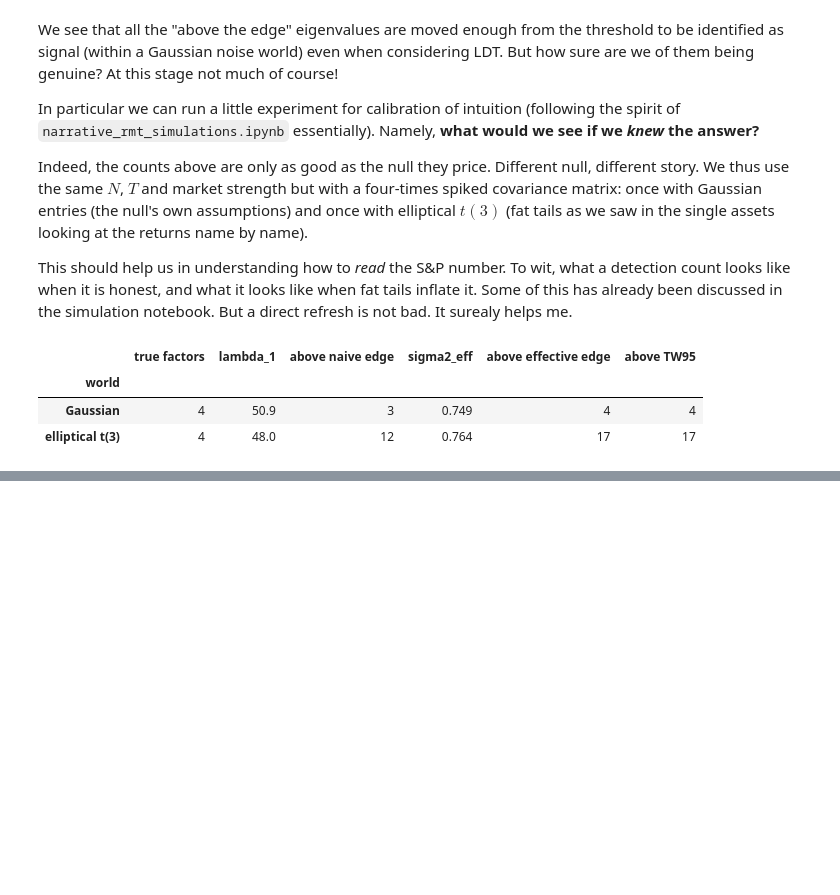
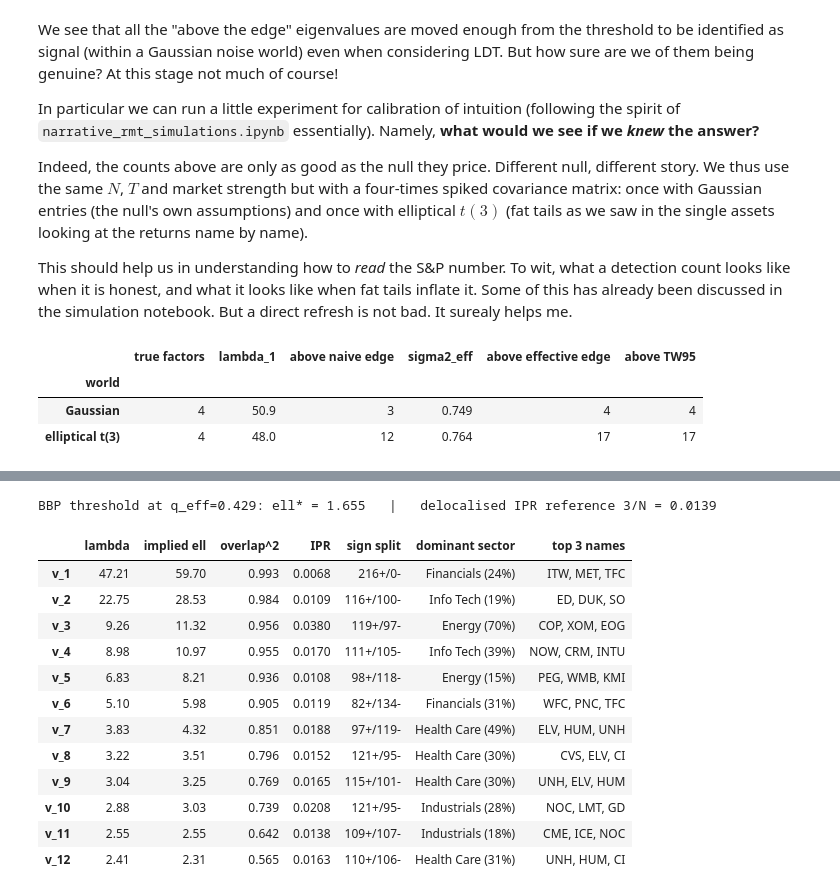
Before and after one commit to MarcoGaloppo/Quant-RMT-FatTails, a Jupyter notebook: narrative_rmt_market_data.ipynb, the cells around one changed output, grey strips where cells are left out. Saved outputs shown, nothing was run; the diff lists cells and outputs as text; code cells hidden in the pictures; blank space fills up the shorter version.

```diff
--- a/narrative_rmt_market_data.ipynb
+++ b/narrative_rmt_market_data.ipynb
@@ -455,0 +531,40 @@ Hence, we can say that any S&P count read off the effective edge is an **upper b
+# %%
+if px is not None:
+    K = min(max(n_eff, 6), 12)
+    rows = []
+    for k in range(K):
+        v = U_w[:, k]
+        ell_hat = spike_ell_from_lambda(lam_w[k] / sig2_eff, q_eff)
+        ov2 = spike_overlap2(ell_hat, q_eff) if np.isfinite(ell_hat) else np.nan
+        top3 = np.argsort(-np.abs(v))[:3]
+        sec_w = {s: np.sum(v[[i for i, nm in enumerate(names_w) if SECTOR_OF[nm] == s]] ** 2)
+                 for s in sec_list}
+        dom = max(sec_w, key=sec_w.get)
+        rows.append({
+            "lambda": round(float(lam_w[k]), 2),
+            "implied ell": round(float(ell_hat), 2) if np.isfinite(ell_hat) else np.nan,
+            "overlap^2": round(float(ov2), 3) if np.isfinite(ov2) else np.nan,
+            "IPR": round(ipr(v).item(), 4),
+            "sign split": f"{int((v > 0).sum())}+/{int((v < 0).sum())}-",
+            "dominant sector": f"{dom} ({100*sec_w[dom]:.0f}%)",
+            "top 3 names": ", ".join(names_w[i] for i in top3),
+        })
+    modes = pd.DataFrame(rows, index=[f"v_{k+1}" for k in range(K)])
+    print(f"BBP threshold at q_eff={q_eff:.3f}: ell* = {bbp_threshold(q_eff):.3f}   |   "
+          f"delocalised IPR reference 3/N = {3/Nw:.4f}")
+    display(modes)
+# %% [output]
+BBP threshold at q_eff=0.429: ell* = 1.655   |   delocalised IPR reference 3/N = 0.0139
+|  | lambda | implied ell | overlap^2 | IPR | sign split | dominant sector | top 3 names |
+| v_1 | 47.21 | 59.70 | 0.993 | 0.0068 | 216+/0- | Financials (24%) | ITW, MET, TFC |
+| v_2 | 22.75 | 28.53 | 0.984 | 0.0109 | 116+/100- | Info Tech (19%) | ED, DUK, SO |
+| v_3 | 9.26 | 11.32 | 0.956 | 0.0380 | 119+/97- | Energy (70%) | COP, XOM, EOG |
+| v_4 | 8.98 | 10.97 | 0.955 | 0.0170 | 111+/105- | Info Tech (39%) | NOW, CRM, INTU |
+| v_5 | 6.83 | 8.21 | 0.936 | 0.0108 | 98+/118- | Energy (15%) | PEG, WMB, KMI |
+| v_6 | 5.10 | 5.98 | 0.905 | 0.0119 | 82+/134- | Financials (31%) | WFC, PNC, TFC |
+| v_7 | 3.83 | 4.32 | 0.851 | 0.0188 | 97+/119- | Health Care (49%) | ELV, HUM, UNH |
+| v_8 | 3.22 | 3.51 | 0.796 | 0.0152 | 121+/95- | Health Care (30%) | CVS, ELV, CI |
+| v_9 | 3.04 | 3.25 | 0.769 | 0.0165 | 115+/101- | Health Care (30%) | UNH, ELV, HUM |
+| v_10 | 2.88 | 3.03 | 0.739 | 0.0208 | 121+/95- | Industrials (28%) | NOC, LMT, GD |
+| v_11 | 2.55 | 2.55 | 0.642 | 0.0138 | 109+/107- | Industrials (18%) | CME, ICE, NOC |
+| v_12 | 2.41 | 2.31 | 0.565 | 0.0163 | 110+/106- | Health Care (31%) | UNH, HUM, CI |
```
Also changed, not shown: parts of 14 cells of this notebook, 1 other file.
